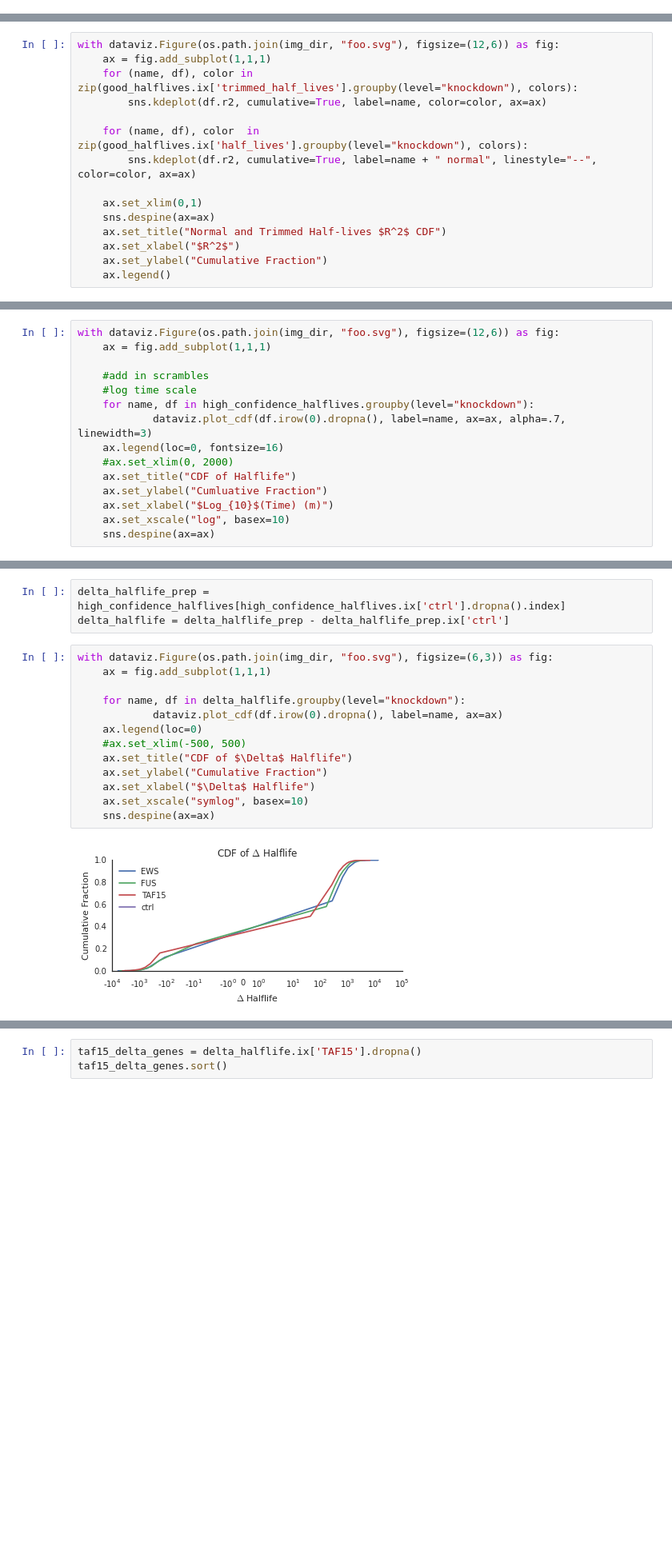
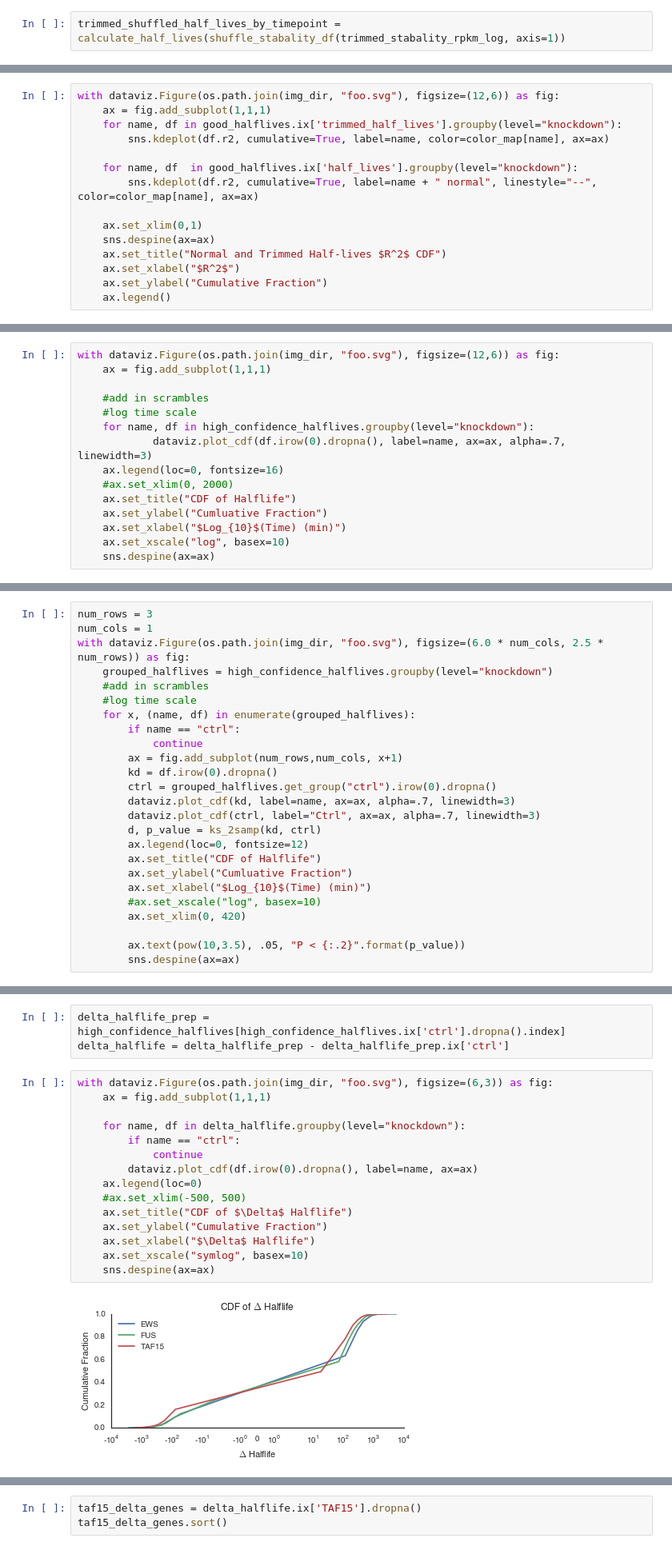
Before and after one commit to gpratt/iPython_Notebook, a Jupyter notebook: taf15/rna_stabality_analysis.ipynb, the cells around one changed output, grey strips where cells are left out. Shown at 80% size. Drawn from its saved outputs; the diff is of its cells as text; blank space fills up the shorter version.

```diff
--- a/taf15/rna_stabality_analysis.ipynb
+++ b/taf15/rna_stabality_analysis.ipynb
@@ -276,0 +334,2 @@ trimmed_shuffled_half_lives = calculate_half_lives(shuffle_stabality_df(trimmed_
+# %%
+trimmed_shuffled_half_lives_by_timepoint = calculate_half_lives(shuffle_stabality_df(trimmed_stabality_rpkm_log, axis=1))
@@ -344,11 +478,11 @@ with dataviz.Figure(os.path.join(img_dir, "foo.svg"), figsize=(6,3)) as fig:
 # %%
 with dataviz.Figure(os.path.join(img_dir, "foo.svg"), figsize=(12,6)) as fig:
     ax = fig.add_subplot(1,1,1)
-    for (name, df), color in zip(good_halflives.ix['trimmed_half_lives'].groupby(level="knockdown"), colors):
-        sns.kdeplot(df.r2, cumulative=True, label=name, color=color, ax=ax)
+    for name, df in good_halflives.ix['trimmed_half_lives'].groupby(level="knockdown"):
+        sns.kdeplot(df.r2, cumulative=True, label=name, color=color_map[name], ax=ax)
 
-    for (name, df), color  in zip(good_halflives.ix['half_lives'].groupby(level="knockdown"), colors):
-        sns.kdeplot(df.r2, cumulative=True, label=name + " normal", linestyle="--", color=color, ax=ax)
+    for name, df  in good_halflives.ix['half_lives'].groupby(level="knockdown"):
+        sns.kdeplot(df.r2, cumulative=True, label=name + " normal", linestyle="--", color=color_map[name], ax=ax)
 
     ax.set_xlim(0,1)
     sns.despine(ax=ax)
@@ -421,7 +555,7 @@ with dataviz.Figure(os.path.join(img_dir, "foo.svg"), figsize=(12,6)) as fig:
     #ax.set_xlim(0, 2000)
     ax.set_title("CDF of Halflife")
     ax.set_ylabel("Cumluative Fraction")
-    ax.set_xlabel("$Log_{10}$(Time) (m)")
+    ax.set_xlabel("$Log_{10}$(Time) (min)")
     ax.set_xscale("log", basex=10)
     sns.despine(ax=ax)
 # %% [output]
@@ -428,0 +631,25 @@ with dataviz.Figure(os.path.join(img_dir, "foo.svg"), figsize=(12,6)) as fig:
+# %%
+num_rows = 3
+num_cols = 1
+with dataviz.Figure(os.path.join(img_dir, "foo.svg"), figsize=(6.0 * num_cols, 2.5 * num_rows)) as fig:
+    grouped_halflives = high_confidence_halflives.groupby(level="knockdown")
+    #add in scrambles
+    #log time scale
+    for x, (name, df) in enumerate(grouped_halflives):
+        if name == "ctrl":
+            continue
+        ax = fig.add_subplot(num_rows,num_cols, x+1)
+        kd = df.irow(0).dropna()
+        ctrl = grouped_halflives.get_group("ctrl").irow(0).dropna()
+        dataviz.plot_cdf(kd, label=name, ax=ax, alpha=.7, linewidth=3)
+        dataviz.plot_cdf(ctrl, label="Ctrl", ax=ax, alpha=.7, linewidth=3)
+        d, p_value = ks_2samp(kd, ctrl)
+        ax.legend(loc=0, fontsize=12)
+        ax.set_title("CDF of Halflife")
+        ax.set_ylabel("Cumluative Fraction")
+        ax.set_xlabel("$Log_{10}$(Time) (min)")
+        #ax.set_xscale("log", basex=10)
+        ax.set_xlim(0, 420)
+
+        ax.text(pow(10,3.5), .05, "P < {:.2}".format(p_value))
+        sns.despine(ax=ax)
@@ -434,15 +670,17 @@ delta_halflife = delta_halflife_prep - delta_halflife_prep.ix['ctrl']
 # %%
 with dataviz.Figure(os.path.join(img_dir, "foo.svg"), figsize=(6,3)) as fig:
     ax = fig.add_subplot(1,1,1)
 
     for name, df in delta_halflife.groupby(level="knockdown"):
-            dataviz.plot_cdf(df.irow(0).dropna(), label=name, ax=ax)
+        if name == "ctrl":
+            continue
+        dataviz.plot_cdf(df.irow(0).dropna(), label=name, ax=ax)
     ax.legend(loc=0)
     #ax.set_xlim(-500, 500)
     ax.set_title("CDF of $\Delta$ Halflife")
     ax.set_ylabel("Cumulative Fraction")
     ax.set_xlabel("$\Delta$ Halflife")
     ax.set_xscale("symlog", basex=10)
     sns.despine(ax=ax)
 # %% [output]
-[figure, old version]
+[figure, new version]
```
Also changed, not shown: parts of 116 cells of this notebook, 24 other files.
